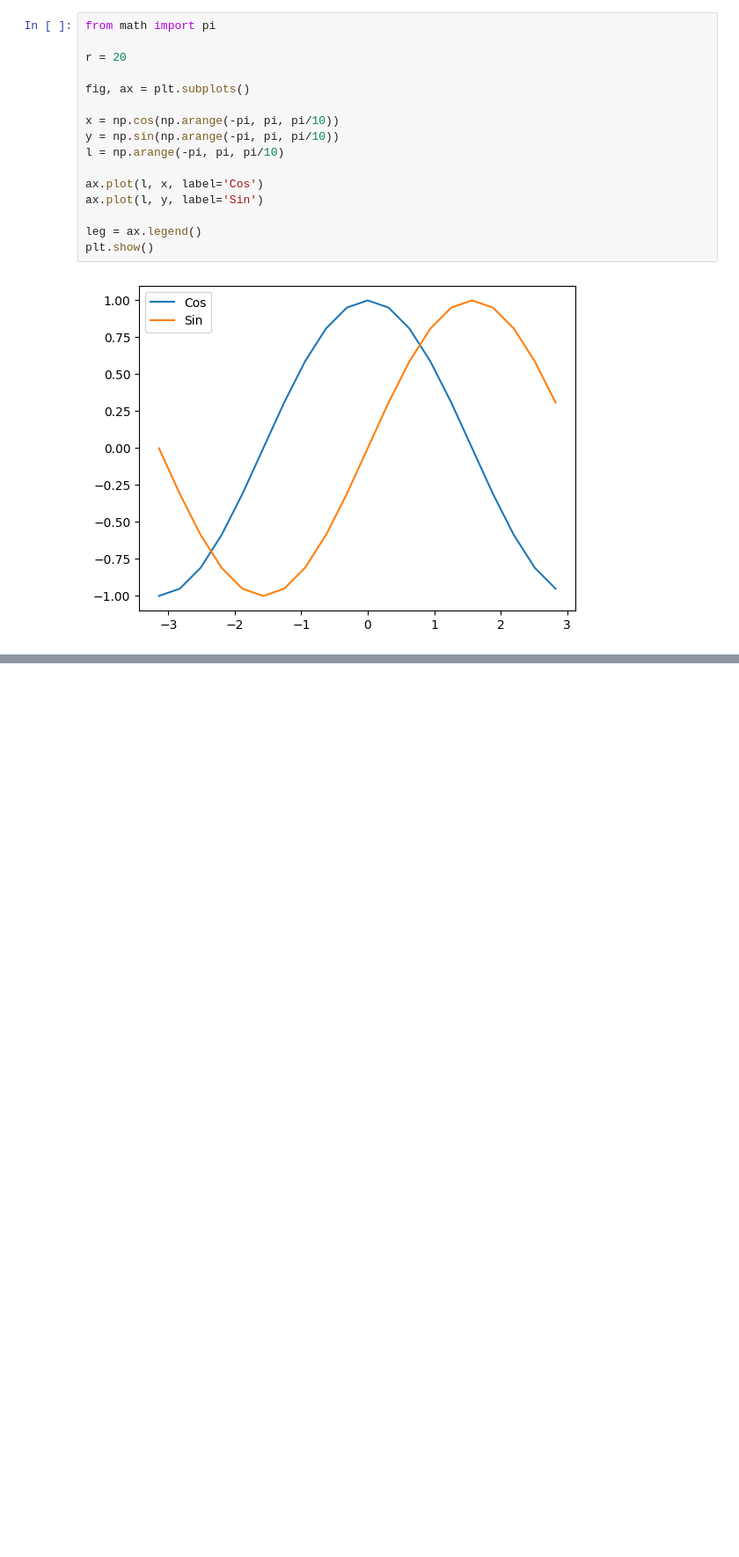
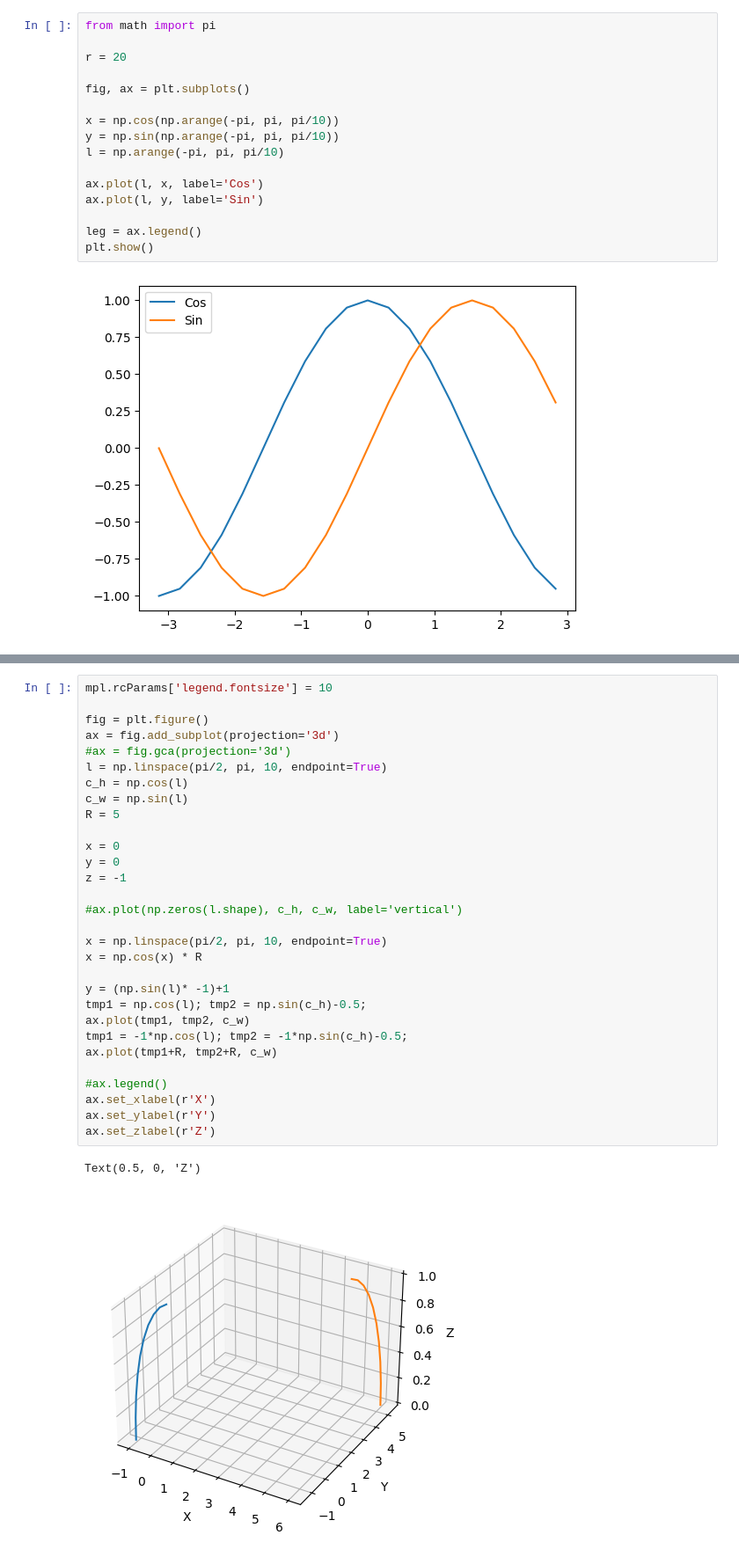
Before and after one commit to vbekasov/cpp, a Jupyter notebook: school-math.ipynb, the cells around one changed output, grey strips where cells are left out. Shown at 88% size. Cells and saved outputs as stored; diff of their text form; blank space fills up the shorter version.

```diff
--- a/school-math.ipynb
+++ b/school-math.ipynb
@@ -53,0 +102,33 @@ ax.legend()
+# %%
+mpl.rcParams['legend.fontsize'] = 10
+
+fig = plt.figure()
+ax = fig.add_subplot(projection='3d')
+#ax = fig.gca(projection='3d')
+l = np.linspace(pi/2, pi, 10, endpoint=True)
+c_h = np.cos(l)
+c_w = np.sin(l)
+R = 5
+
+x = 0
+y = 0
+z = -1
+
+#ax.plot(np.zeros(l.shape), c_h, c_w, label='vertical')
+
+x = np.linspace(pi/2, pi, 10, endpoint=True)
+x = np.cos(x) * R
+
+y = (np.sin(l)* -1)+1
+tmp1 = np.cos(l); tmp2 = np.sin(c_h)-0.5;
+ax.plot(tmp1, tmp2, c_w)
+tmp1 = -1*np.cos(l); tmp2 = -1*np.sin(c_h)-0.5;
+ax.plot(tmp1+R, tmp2+R, c_w)
+
+#ax.legend()
+ax.set_xlabel(r'X')
+ax.set_ylabel(r'Y')
+ax.set_zlabel(r'Z')
+# %% [output]
+Text(0.5, 0, 'Z')
+[figure, added]
```
Also changed, not shown: parts of 4 cells of this notebook.
